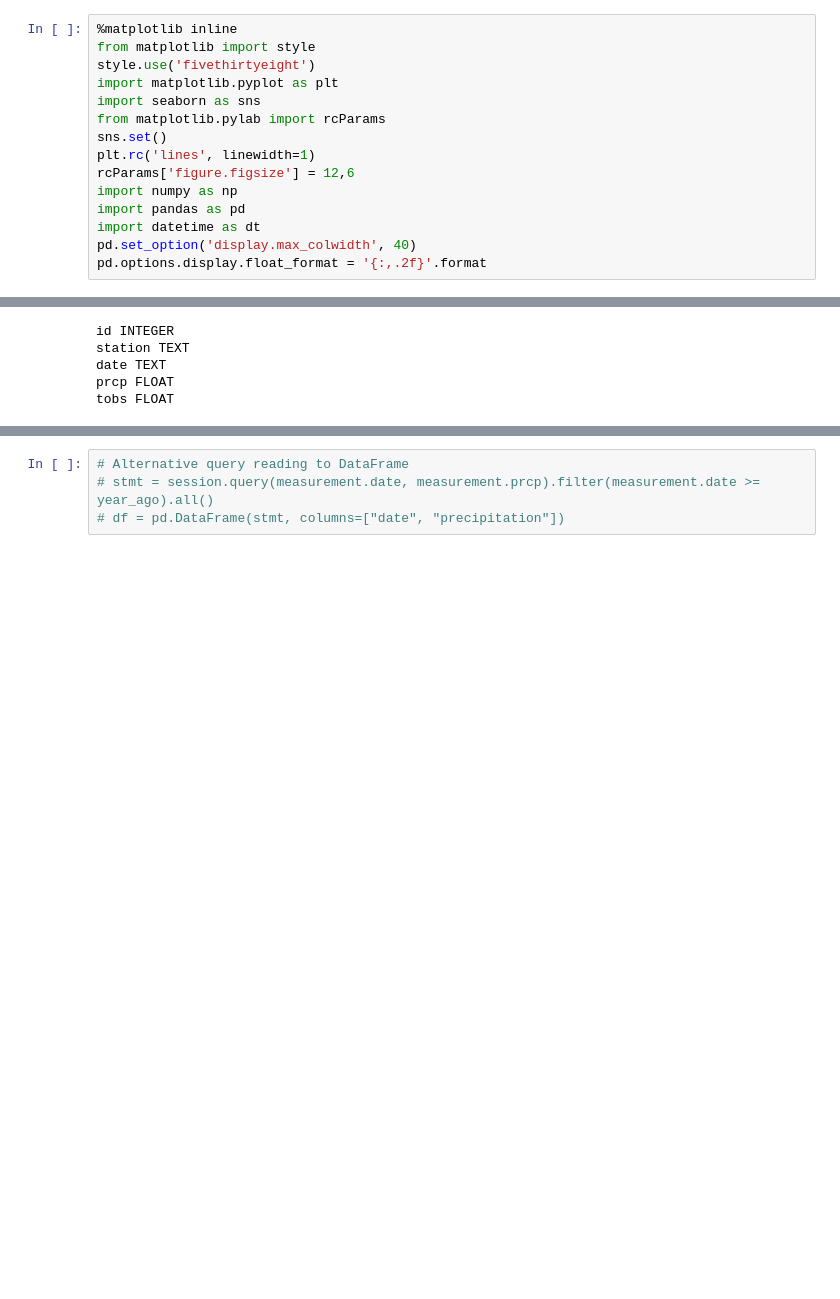
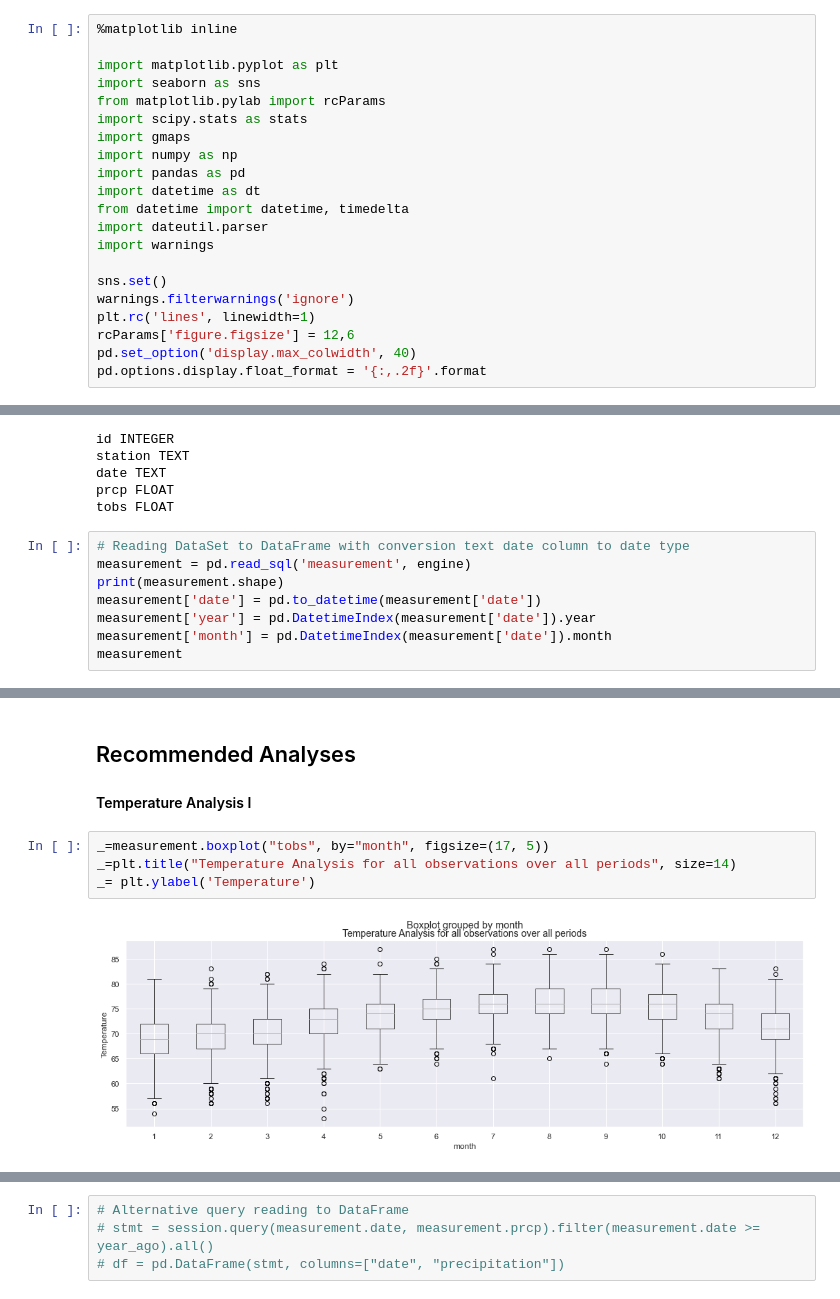
Before and after one commit to OlegRyzhkov2020/sqlalchemy-challenge, a Jupyter notebook: climate_starter.ipynb, the cells around one changed output, grey strips where cells are left out. Saved outputs shown, nothing was run; the diff lists cells and outputs as text; blank space fills up the shorter version.

Commit message:
adding statistical analysis

```diff
--- a/climate_starter.ipynb
+++ b/climate_starter.ipynb
@@ -4,17 +4,23 @@
 ### Dependencies and Setup
 # %%
 %matplotlib inline
-from matplotlib import style
-style.use('fivethirtyeight')
+
 import matplotlib.pyplot as plt
 import seaborn as sns
 from matplotlib.pylab import rcParams
-sns.set()
-plt.rc('lines', linewidth=1)
-rcParams['figure.figsize'] = 12,6
+import scipy.stats as stats
+import gmaps
 import numpy as np
 import pandas as pd
 import datetime as dt
+from datetime import datetime, timedelta
+import dateutil.parser
+import warnings
+
+sns.set()
+warnings.filterwarnings('ignore')
+plt.rc('lines', linewidth=1)
+rcParams['figure.figsize'] = 12,6
 pd.set_option('display.max_colwidth', 40)
 pd.options.display.float_format = '{:,.2f}'.format
 # %% [markdown]
@@ -71,3 +77,11 @@ station TEXT
 date TEXT
 prcp FLOAT
 tobs FLOAT
+# %%
+# Reading DataSet to DataFrame with conversion text date column to date type
+measurement = pd.read_sql('measurement', engine)
+print(measurement.shape)
+measurement['date'] = pd.to_datetime(measurement['date'])
+measurement['year'] = pd.DatetimeIndex(measurement['date']).year
+measurement['month'] = pd.DatetimeIndex(measurement['date']).month
+measurement
@@ -110,0 +165,9 @@ station
+# %% [markdown]
+## Recommended Analyses
+#### Temperature Analysis I
+# %%
+_=measurement.boxplot("tobs", by="month", figsize=(17, 5))
+_=plt.title("Temperature Analysis for all observations over all periods", size=14)
+_= plt.ylabel('Temperature')
+# %% [output]
+[figure, added]
```
Also changed, not shown: parts of 40 cells of this notebook, 12 other files.
